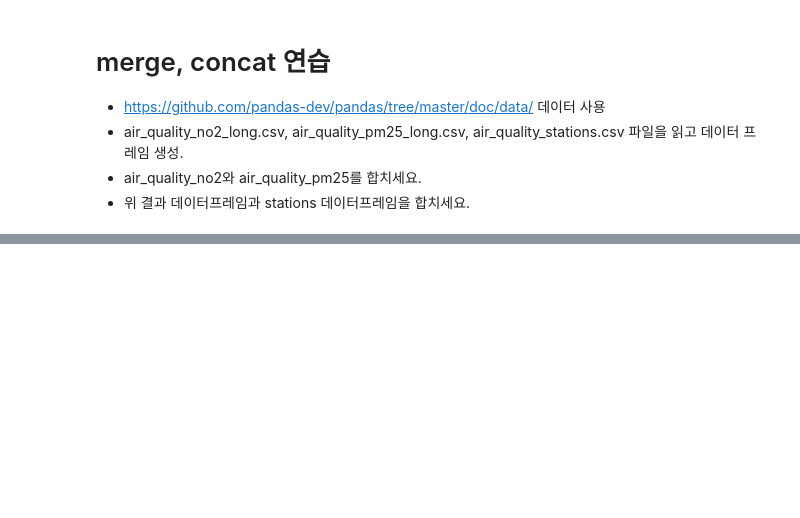
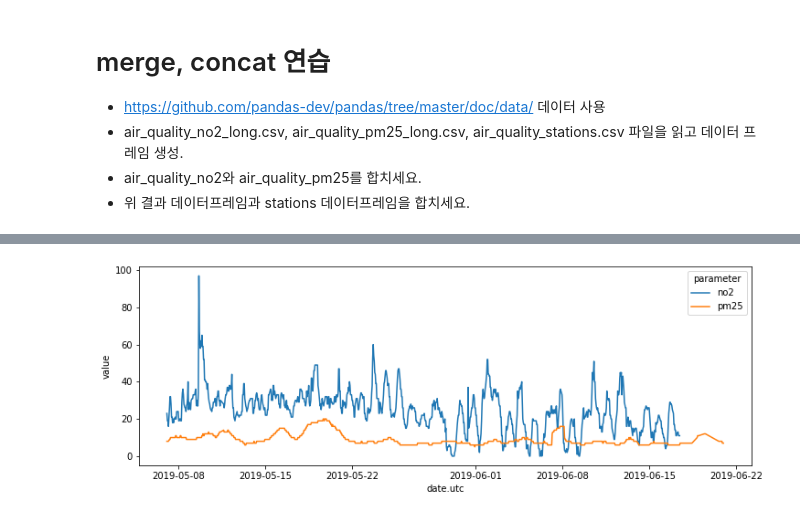
Before and after one commit to JakeOh/202105_itw_bd26, a Jupyter notebook: lab_da/da11_merge.ipynb, the cells around one changed output, grey strips where cells are left out. Cells and saved outputs as stored; diff of their text form; code cells hidden in the pictures; blank space fills up the shorter version.

```diff
--- a/lab_da/da11_merge.ipynb
+++ b/lab_da/da11_merge.ipynb
@@ -380,0 +525,3 @@ pd.concat([df1, df2], axis=1)
+# %%
+# NO2, PM25를 concat
+air_quality = pd.concat([air_quality_no2, air_quality_pm25], ignore_index=True)
@@ -380,0 +544,4 @@ pd.concat([df1, df2], axis=1)
+# %%
+# air_quality와 stations를 merge
+result = pd.merge(air_quality, stations)
+# how='inner', on='location' 생략 가능
@@ -380,0 +595,3 @@ pd.concat([df1, df2], axis=1)
+# %%
+# 데이터프레임의 date.utc 컬럼의 데이터 타입을 'datetime64'으로 변환
+result['date.utc'] = result['date.utc'].astype('datetime64')
@@ -380,0 +617,3 @@ pd.concat([df1, df2], axis=1)
+# %%
+# result에서 영국 런던 데이터만 선택
+london = result[result.city == 'London']
@@ -380,0 +636,6 @@ pd.concat([df1, df2], axis=1)
+# %%
+fig = plt.figure(figsize=(12, 4))
+sns.lineplot(data=london, x='date.utc', y='value', hue='parameter')
+plt.show()
+# %% [output]
+[figure, added]
```
Also changed, not shown: parts of 28 cells of this notebook.
